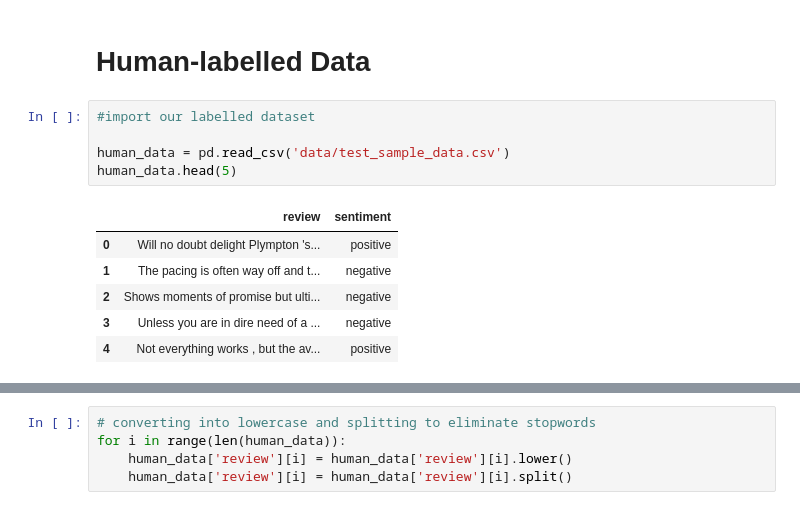
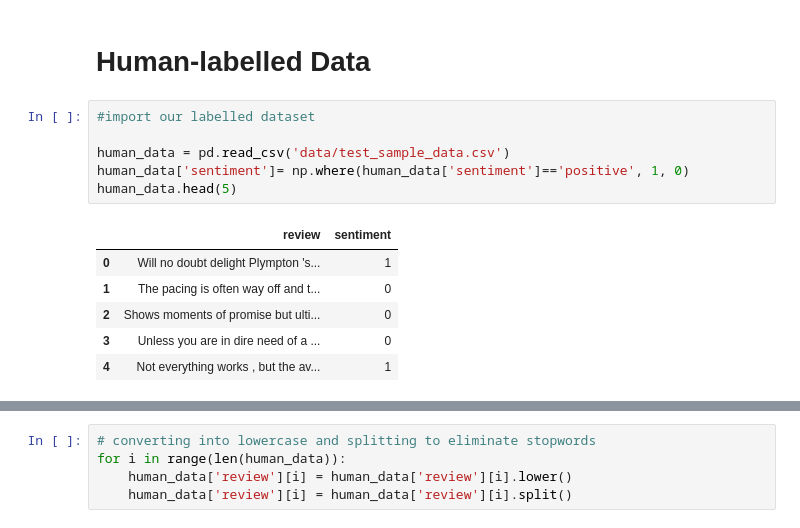
Before and after one commit to PBUKE/AMLPROJECT, a Jupyter notebook: NB-LOGREG-draft.ipynb, the cells around one changed output, grey strips where cells are left out. Saved outputs shown, nothing was run; the diff lists cells and outputs as text.

```diff
--- a/NB-LOGREG-draft.ipynb
+++ b/NB-LOGREG-draft.ipynb
@@ -203,15 +223,16 @@ Decision Tree Classifier F1 Score : 0.7174795879002257
 # %%
 #import our labelled dataset
 
 human_data = pd.read_csv('data/test_sample_data.csv')
+human_data['sentiment']= np.where(human_data['sentiment']=='positive', 1, 0)
 human_data.head(5)
 # %% [output]
 |  | review | sentiment |
-| 0 | Will no doubt delight Plympton 's... | positive |
-| 1 | The pacing is often way off and t... | negative |
-| 2 | Shows moments of promise but ulti... | negative |
-| 3 | Unless you are in dire need of a ... | negative |
-| 4 | Not everything works , but the av... | positive |
+| 0 | Will no doubt delight Plympton 's... | 1 |
+| 1 | The pacing is often way off and t... | 0 |
+| 2 | Shows moments of promise but ulti... | 0 |
+| 3 | Unless you are in dire need of a ... | 0 |
+| 4 | Not everything works , but the av... | 1 |
 # %%
 # Removing HTML tags using the BeautifulSoup module.
 for i in range(len(human_data)):
```
Also changed, not shown: parts of 21 cells of this notebook.
